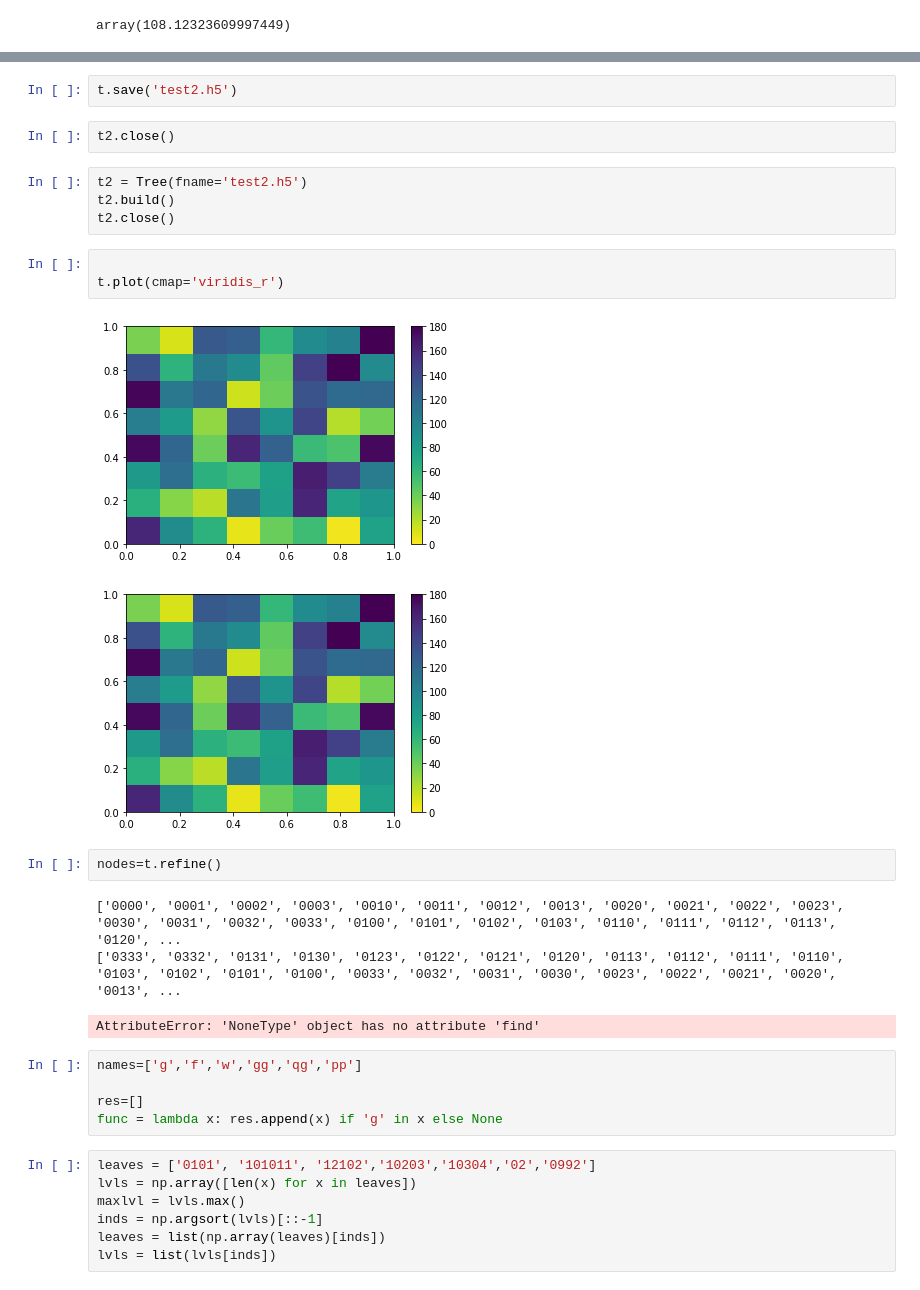
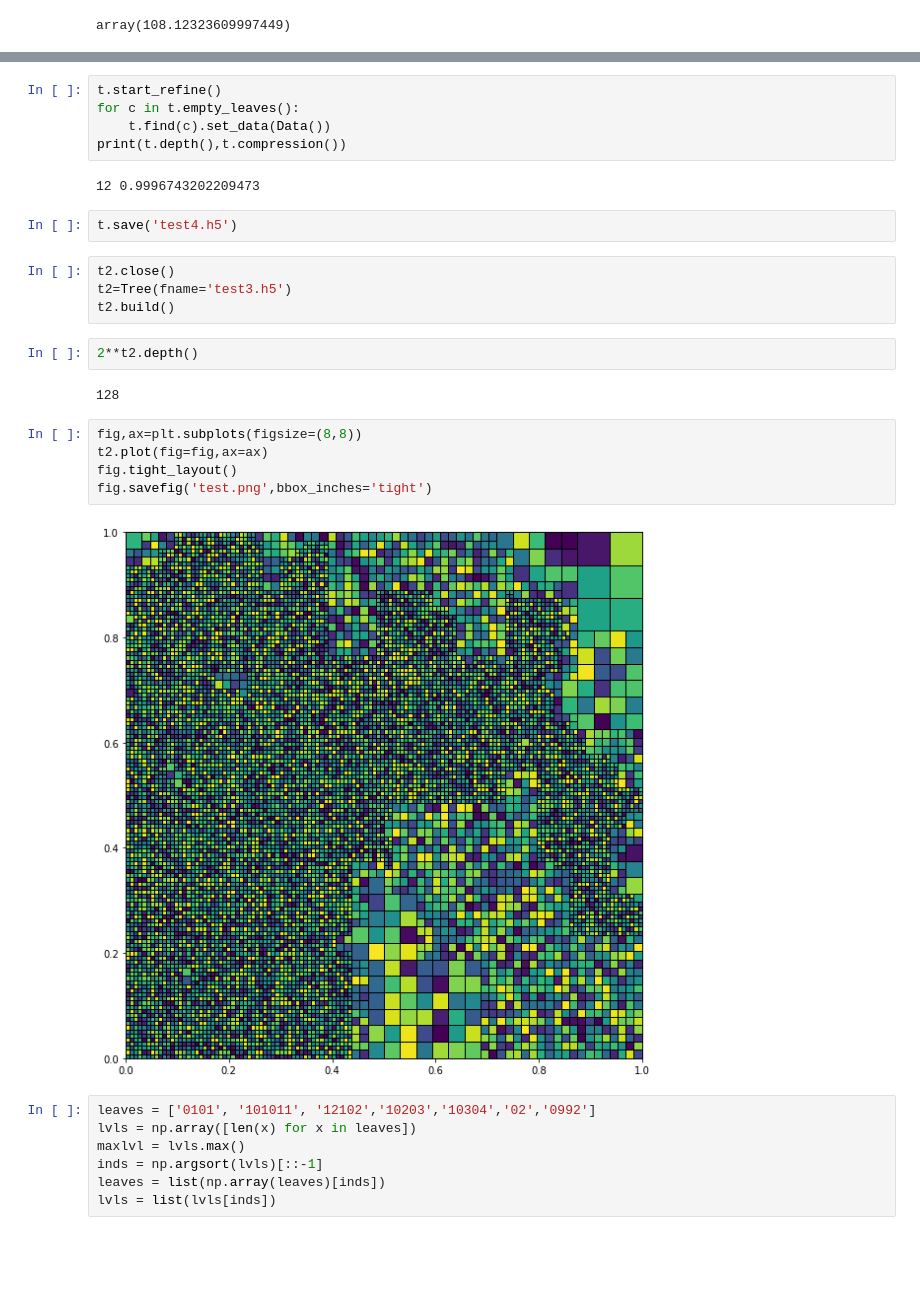
Before and after one commit to adamdempsey90/QuadTreeAMR, a Jupyter notebook: notebook/QuadTreeAMR.ipynb, the cells around one changed output, grey strips where cells are left out. Drawn from its saved outputs; the diff is of its cells as text; blank space fills up the shorter version.

```diff
--- a/notebook/QuadTreeAMR.ipynb
+++ b/notebook/QuadTreeAMR.ipynb
@@ -740,28 +862,27 @@ for c in t.empty_leaves():
+# %%
+t.start_refine()
+for c in t.empty_leaves():
+    t.find(c).set_data(Data())
+print(t.depth(),t.compression())
+# %% [output]
+12 0.9996743202209473
 # %%
-t.save('test2.h5')
+t.save('test4.h5')
-# %%
-t2.close()
 # %%
-t2 = Tree(fname='test2.h5')
+t2.close()
+t2=Tree(fname='test3.h5')
 t2.build()
-t2.close()
-# %%
-
-t.plot(cmap='viridis_r')
-# %% [output]
-[figure, removed]
-[figure, removed]
-# %%
-nodes=t.refine()
-# %% [output]
-['0000', '0001', '0002', '0003', '0010', '0011', '0012', '0013', '0020', '0021', '0022', '0023', '0030', '0031', '0032', '0033', '0100', '0101', '0102', '0103', '0110', '0111', '0112', '0113', '0120', ...
-['0333', '0332', '0131', '0130', '0123', '0122', '0121', '0120', '0113', '0112', '0111', '0110', '0103', '0102', '0101', '0100', '0033', '0032', '0031', '0030', '0023', '0022', '0021', '0020', '0013', ...
-AttributeError: 'NoneType' object has no attribute 'find'
-# %%
-names=['g','f','w','gg','qg','pp']
-
-res=[]
-func = lambda x: res.append(x) if 'g' in x else None
+# %%
+2**t2.depth()
+# %% [output]
+128
+# %%
+fig,ax=plt.subplots(figsize=(8,8))
+t2.plot(fig=fig,ax=ax)
+fig.tight_layout()
+fig.savefig('test.png',bbox_inches='tight')
+# %% [output]
+[figure, added]
 # %%
 leaves = ['0101', '101011', '12102','10203','10304','02','0992']
 lvls = np.array([len(x) for x in leaves])
```
Also changed, not shown: parts of 9 cells of this notebook, 1 other file.
